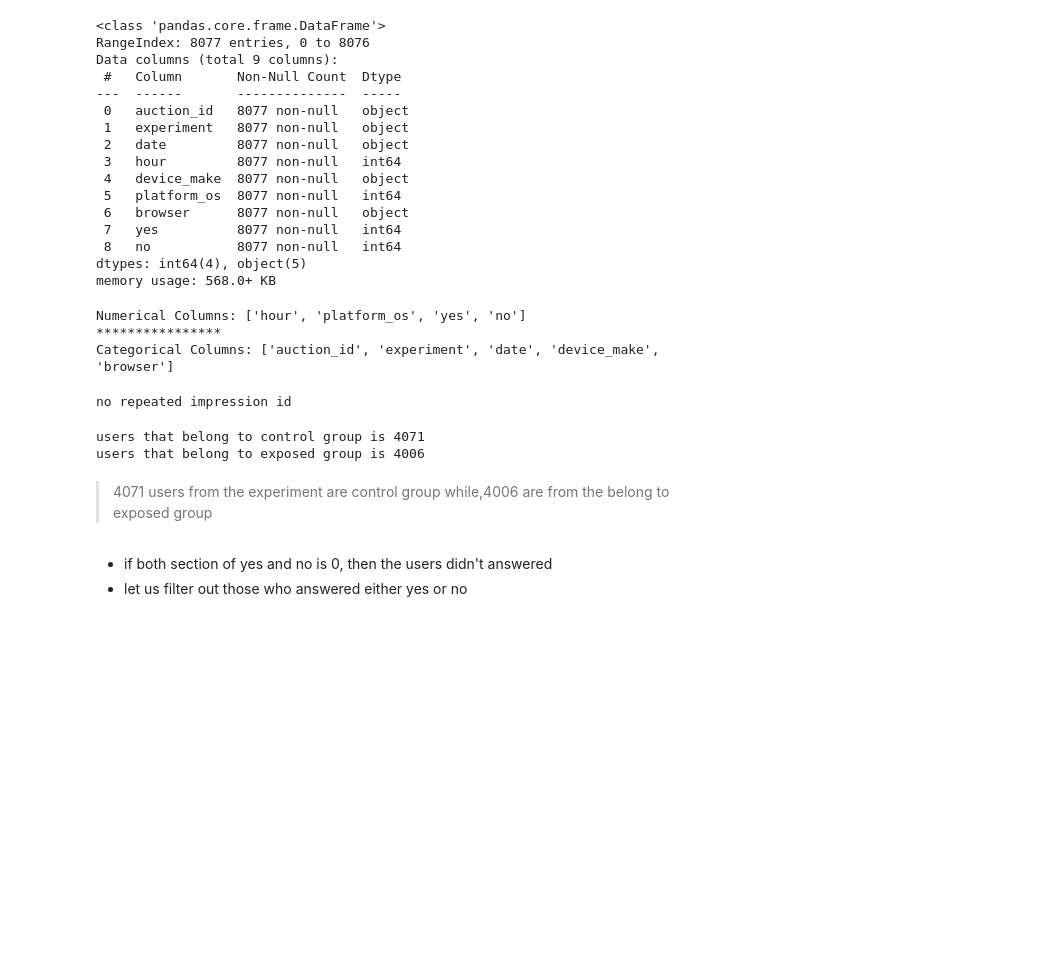
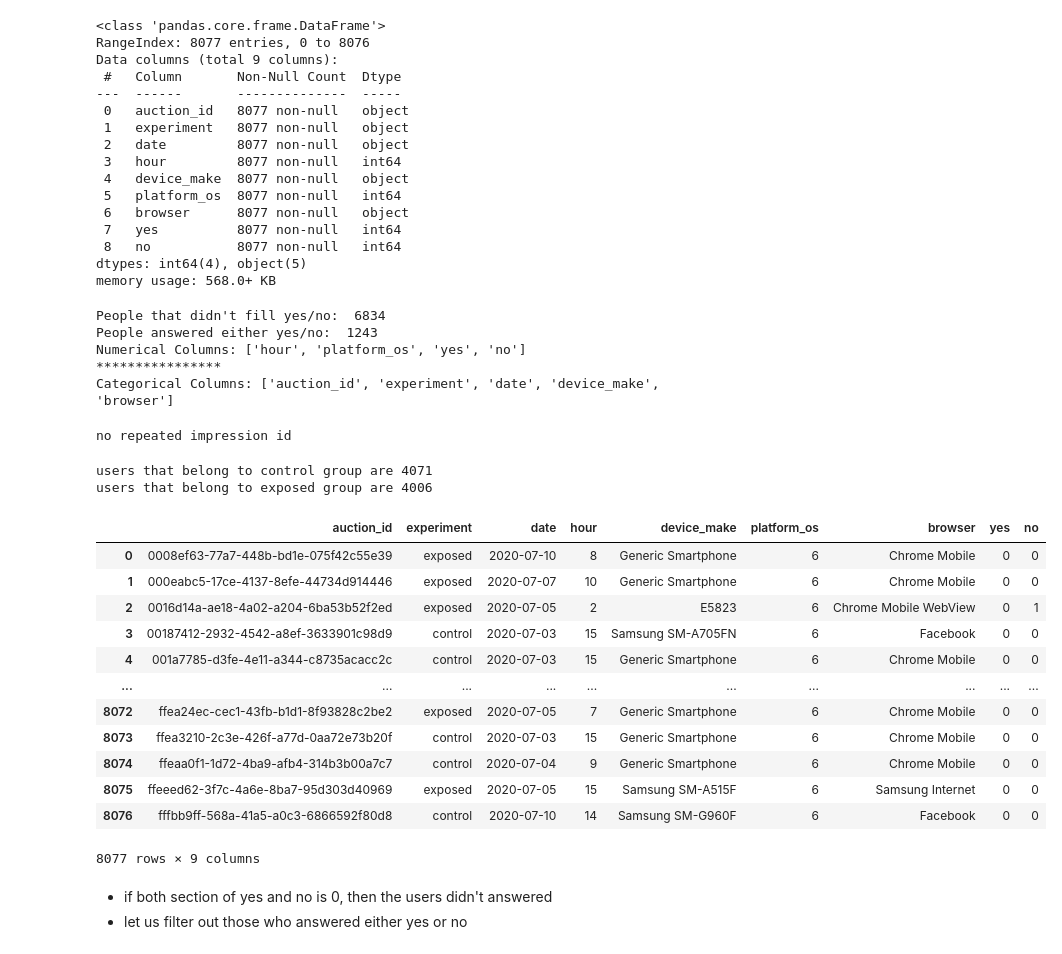
Before and after one commit to sel6/abtest-mlops, a Jupyter notebook: notebooks/data_preparation_and_exploration.ipynb, the cells around one changed output. Drawn from its saved outputs; the diff is of its cells as text; code cells hidden in the pictures; blank space fills up the shorter version.

```diff
--- a/notebooks/data_preparation_and_exploration.ipynb
+++ b/notebooks/data_preparation_and_exploration.ipynb
@@ -89,13 +83,22 @@ dtypes: int64(4), object(5)
 memory usage: 568.0+ KB
 # %%
 #categorical vs. numerical
-numerical_column = df.select_dtypes(exclude="object").columns.tolist()
-categorical_column = df.select_dtypes(include="object").columns.tolist()
-print("Numerical Columns:", numerical_column)
-print("****************")
-print("Categorical Columns:", categorical_column)
+
+def catagory(df):
+    numerical_column = df.select_dtypes(exclude="object").columns.tolist()
+    categorical_column = df.select_dtypes(include="object").columns.tolist()
+    print("Numerical Columns:", numerical_column)
+    print("****************")
+    print("Categorical Columns:", categorical_column)
-# %% [output]
-Numerical Columns: ['hour', 'platform_os', 'yes', 'no']
-****************
-Categorical Columns: ['auction_id', 'experiment', 'date', 'device_make', 'browser']
+# %%
+#general info
+pipe = Pipeline(steps=[ ("check_data", FunctionTransformer(check_data)),
+                        ("category", FunctionTransformer(catagory))])
+pipe.fit_transform(df)
+# %% [output]
+People that didn't fill yes/no:  6834
+People answered either yes/no:  1243
+Numerical Columns: ['hour', 'platform_os', 'yes', 'no']
+****************
+Categorical Columns: ['auction_id', 'experiment', 'date', 'device_make', 'browser']
 # %%
@@ -104,16 +108,31 @@ if(df.nunique()['auction_id']==8077):
 # %% [output]
 no repeated impression id
 # %%
-aggregat_contorl = df.groupby('experiment').agg({'auction_id': 'count'})['auction_id']['control']
-aggregat_exposed  = df.groupby('experiment').agg({'auction_id': 'count'})['auction_id']['exposed']
-
-print(f"users that belong to control group is {aggregat_contorl}")
-print(f"users that belong to exposed group is {aggregat_exposed}")
+#group users
+def groups(df):
+    aggregat_contorl = df.groupby('experiment').agg({'auction_id': 'count'})['auction_id']['control']
+    aggregat_exposed  = df.groupby('experiment').agg({'auction_id': 'count'})['auction_id']['exposed']
+    print(f"users that belong to control group are {aggregat_contorl}")
+    print(f"users that belong to exposed group are {aggregat_exposed}")
+    return df
-# %% [output]
-users that belong to control group is 4071
-users that belong to exposed group is 4006
-# %% [markdown]
->4071 users from the experiment are control group while,4006 are from the belong to exposed group
+# %%
+groups(df)
+# %% [output]
+users that belong to control group are 4071
+users that belong to exposed group are 4006
+|  | auction_id | experiment | date | hour | device_make | platform_os | browser | yes | no |
+| 0 | 0008ef63-77a7-448b-bd1e-075f42c55e39 | exposed | 2020-07-10 | 8 | Generic Smartphone | 6 | Chrome Mobile | 0 | 0 |
+| 1 | 000eabc5-17ce-4137-8efe-44734d914446 | exposed | 2020-07-07 | 10 | Generic Smartphone | 6 | Chrome Mobile | 0 | 0 |
+| 2 | 0016d14a-ae18-4a02-a204-6ba53b52f2ed | exposed | 2020-07-05 | 2 | E5823 | 6 | Chrome Mobile WebView | 0 | 1 |
+| 3 | 00187412-2932-4542-a8ef-3633901c98d9 | control | 2020-07-03 | 15 | Samsung SM-A705FN | 6 | Facebook | 0 | 0 |
+| 4 | 001a7785-d3fe-4e11-a344-c8735acacc2c | control | 2020-07-03 | 15 | Generic Smartphone | 6 | Chrome Mobile | 0 | 0 |
+| ... | ... | ... | ... | ... | ... | ... | ... | ... | ... |
+| 8072 | ffea24ec-cec1-43fb-b1d1-8f93828c2be2 | exposed | 2020-07-05 | 7 | Generic Smartphone | 6 | Chrome Mobile | 0 | 0 |
+| 8073 | ffea3210-2c3e-426f-a77d-0aa72e73b20f | control | 2020-07-03 | 15 | Generic Smartphone | 6 | Chrome Mobile | 0 | 0 |
+| 8074 | ffeaa0f1-1d72-4ba9-afb4-314b3b00a7c7 | control | 2020-07-04 | 9 | Generic Smartphone | 6 | Chrome Mobile | 0 | 0 |
+| 8075 | ffeeed62-3f7c-4a6e-8ba7-95d303d40969 | exposed | 2020-07-05 | 15 | Samsung SM-A515F | 6 | Samsung Internet | 0 | 0 |
+| 8076 | fffbb9ff-568a-41a5-a0c3-6866592f80d8 | control | 2020-07-10 | 14 | Samsung SM-G960F | 6 | Facebook | 0 | 0 |
+8077 rows × 9 columns
 # %% [markdown]
 * if both section of yes and no is 0, then the users didn't answered
 * let us filter out those who answered either yes or no
```
Also changed, not shown: parts of 55 cells of this notebook.
